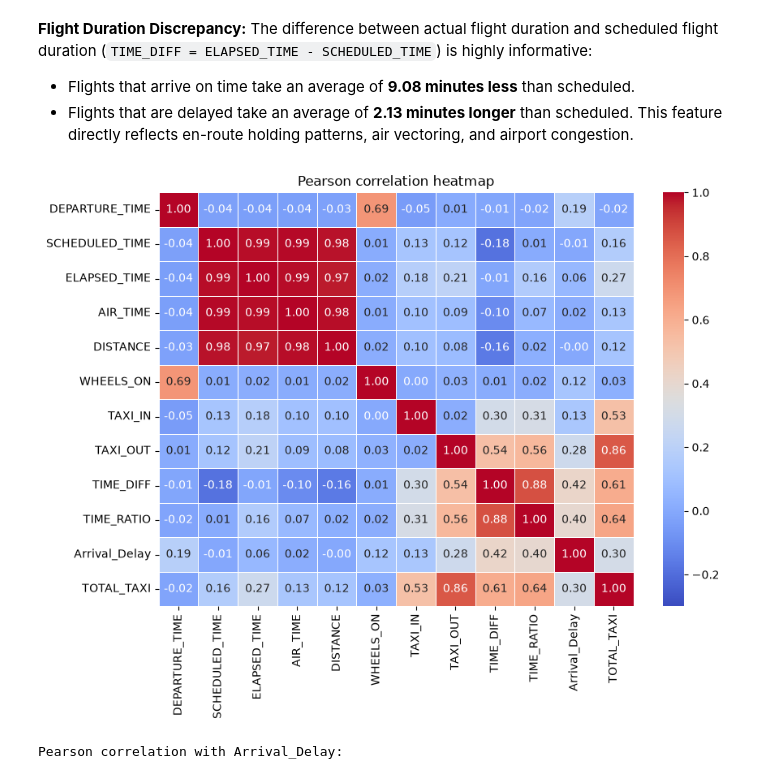
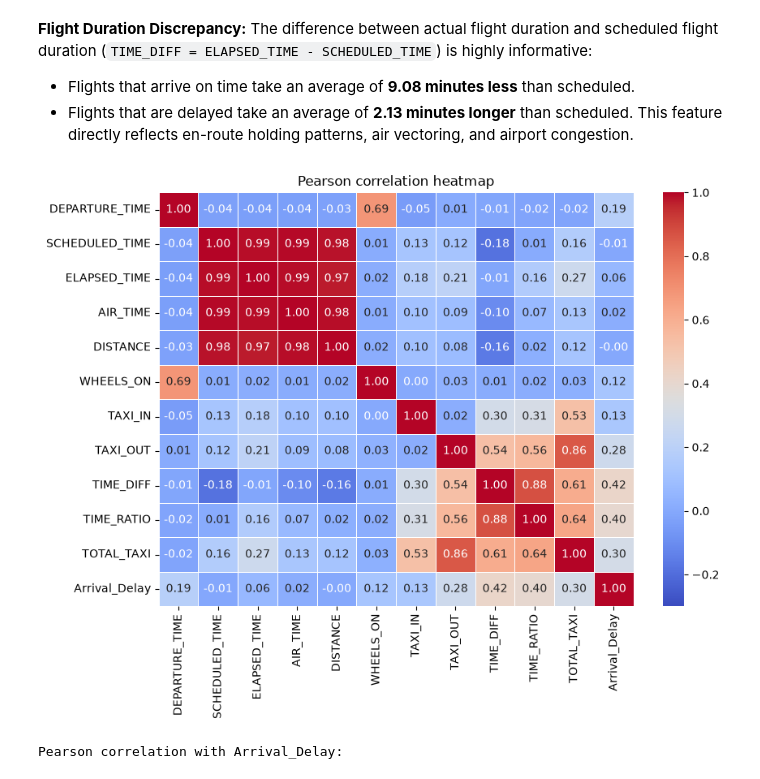
Before and after one commit to Trid3nz/Assignment-3, a Jupyter notebook: ida_a3_26460220.ipynb, the cells around one changed output. Cells and saved outputs as stored; diff of their text form; code cells hidden in the pictures.

```diff
--- a/ida_a3_26460220.ipynb
+++ b/ida_a3_26460220.ipynb
@@ -268,14 +268,14 @@ This feature directly reflects en-route holding patterns, air vectoring, and air
 # %%
 # 4.4 Correlation heatmap of the numeric attributes
 heat_cols = ["DEPARTURE_TIME", "SCHEDULED_TIME", "ELAPSED_TIME", "AIR_TIME", "DISTANCE", "WHEELS_ON",
-             "TAXI_IN", "TAXI_OUT", "TIME_DIFF", "TIME_RATIO", "Arrival_Delay", "TOTAL_TAXI"]
+             "TAXI_IN", "TAXI_OUT", "TIME_DIFF", "TIME_RATIO", "TOTAL_TAXI", "Arrival_Delay"]
 fig, ax = plt.subplots(figsize=(9, 7))
 sns.heatmap(train_fe[heat_cols].corr(), annot=True, fmt=".2f", cmap="coolwarm", vmin=-0.3, vmax=1.0,
             linewidths=0.5, ax=ax)
 ax.set_title("Pearson correlation heatmap")
 plt.tight_layout(); plt.show()
 # %% [output]
-[figure, old version]
+[figure, new version]
 # %%
 corr_feats = ["TIME_DIFF", "TOTAL_TAXI", "TAXI_OUT", "DEP_HOUR", "TAXI_IN"]
 corr_target = train_fe[corr_feats + ["Arrival_Delay"]].corr()["Arrival_Delay"].drop("Arrival_Delay")
```
Also changed, not shown: parts of 7 cells of this notebook, 7 other files.
